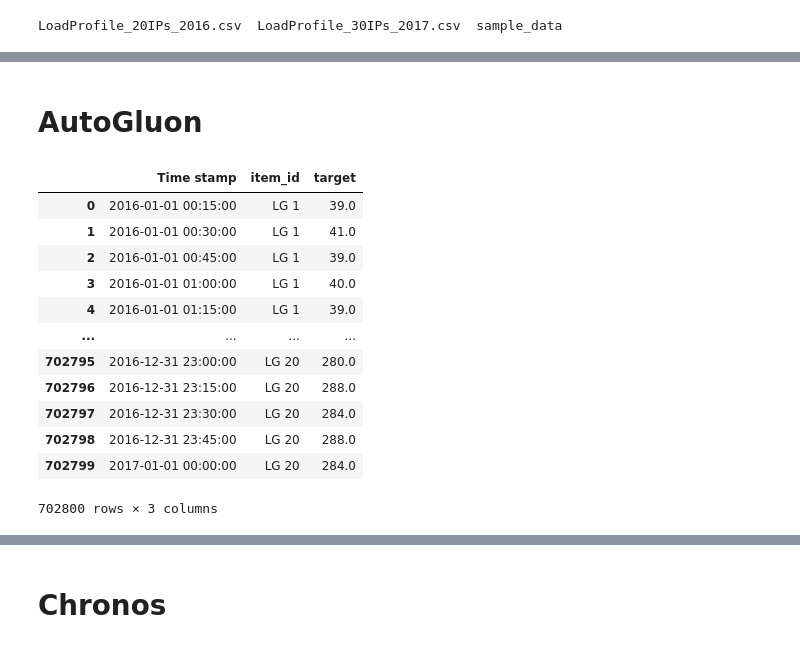
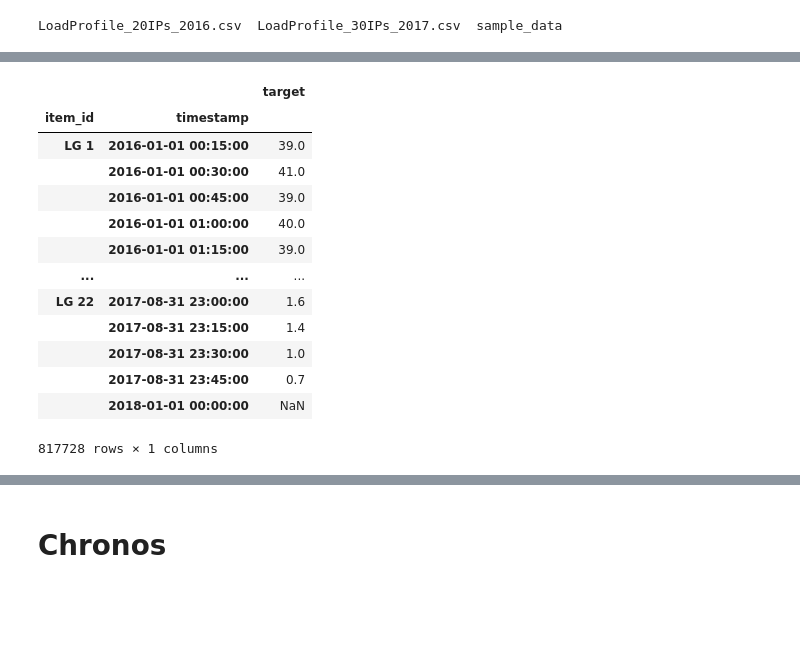
Before and after one commit to JP-SystemsX/24cast, a Jupyter notebook: AI_Grid_Hackathon_JP_DEV.ipynb, the cells around one changed output, grey strips where cells are left out. Saved outputs shown, nothing was run; the diff lists cells and outputs as text; code cells hidden in the pictures; blank space fills up the shorter version.

```diff
--- a/AI_Grid_Hackathon_JP_DEV.ipynb
+++ b/AI_Grid_Hackathon_JP_DEV.ipynb
@@ -62,26 +39,47 @@ lp_30ups_2017.head()
-# %% [markdown]
-# AutoGluon
 # %%
-from autogluon.timeseries import TimeSeriesDataFrame, TimeSeriesPredictor
-# Prepare Data
-df = deepcopy(lp_20ips_2016)#[["Time stamp", "LG 1"]]
-df.loc[:, ["Time stamp"]] = df["Time stamp"].str.replace(r'[^0-9.: ]', '', regex=True).str.strip()
-df.loc[:, ["Time stamp"]] = pd.to_datetime(df["Time stamp"], format='%d.%m.%Y %H:%M:%S')
-# TODO Normalize Data else MASE means nothing
-# Concat Columns & Assign Ids
-df = df.melt(id_vars=['Time stamp'], var_name='item_id', value_name='target')
-df
+prediction_length = 48
+long_runtime = (3*60-5)*60 # in seconds
+dev_runtime = 5*60 # in seconds
+
+train_1 = pd.read_csv("tune/2016_train.csv")
+train_2 = pd.read_csv("tune/2017_train.csv")
+val_1 = pd.read_csv("tune/2016_val.csv")
+val_2 = pd.read_csv("tune/2017_val.csv")
+
+def prepare_AG_data(dfs: list[pd.DataFrame]):
+    # Prepare Data
+    melted_dfs = []
+    for df in dfs:
+        df = deepcopy(df)#[["Time stamp", "LG 1"]]
+        df.loc[:, ["Time stamp"]] = df["Time stamp"].str.replace(r'[^0-9.: ]', '', regex=True).str.strip()
+        df.loc[:, ["Time stamp"]] = pd.to_datetime(df["Time stamp"])
+        # TODO Normalize Data else MASE means nothing
+        # Concat Columns & Assign Ids
+        df = df.melt(id_vars=['Time stamp'], var_name='item_id', value_name='target')
+        melted_dfs.append(df)
+    df = pd.concat(melted_dfs)
+    df = TimeSeriesDataFrame.from_data_frame(
+        df,
+        id_column="item_id",
+        timestamp_column="Time stamp"
+    )
+    return df
+
+train = prepare_AG_data([train_1, train_2])
+val = prepare_AG_data([val_1, val_2])
+train
 # %% [output]
-|  | Time stamp | item_id | target |
-| 0 | 2016-01-01 00:15:00 | LG 1 | 39.0 |
-| 1 | 2016-01-01 00:30:00 | LG 1 | 41.0 |
-| 2 | 2016-01-01 00:45:00 | LG 1 | 39.0 |
-| 3 | 2016-01-01 01:00:00 | LG 1 | 40.0 |
-| 4 | 2016-01-01 01:15:00 | LG 1 | 39.0 |
-| ... | ... | ... | ... |
-| 702795 | 2016-12-31 23:00:00 | LG 20 | 280.0 |
-| 702796 | 2016-12-31 23:15:00 | LG 20 | 288.0 |
-| 702797 | 2016-12-31 23:30:00 | LG 20 | 284.0 |
-| 702798 | 2016-12-31 23:45:00 | LG 20 | 288.0 |
-| 702799 | 2017-01-01 00:00:00 | LG 20 | 284.0 |
+|  |  | target |
+| item_id | timestamp |  |
+| LG 1 | 2016-01-01 00:15:00 | 39.0 |
+|  | 2016-01-01 00:30:00 | 41.0 |
+|  | 2016-01-01 00:45:00 | 39.0 |
+|  | 2016-01-01 01:00:00 | 40.0 |
+|  | 2016-01-01 01:15:00 | 39.0 |
+| ... | ... | ... |
+| LG 22 | 2017-08-31 23:00:00 | 1.6 |
+|  | 2017-08-31 23:15:00 | 1.4 |
+|  | 2017-08-31 23:30:00 | 1.0 |
+|  | 2017-08-31 23:45:00 | 0.7 |
+|  | 2018-01-01 00:00:00 | NaN |
-702800 rows × 3 columns
+817728 rows × 1 columns
```
Also changed, not shown: parts of 17 cells of this notebook.
